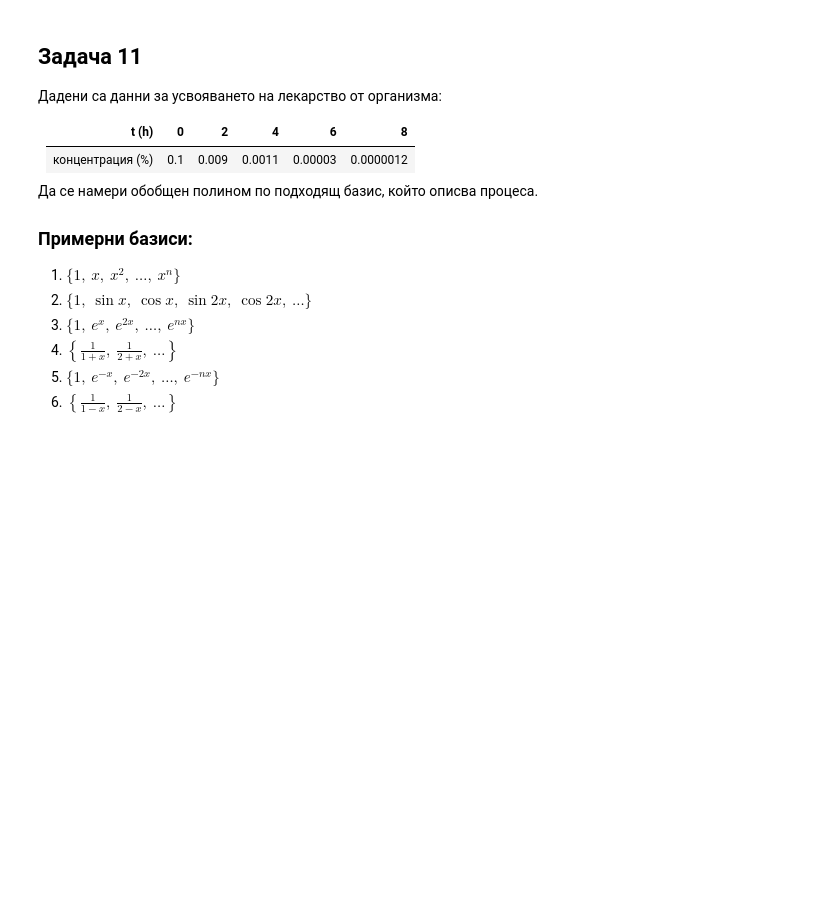
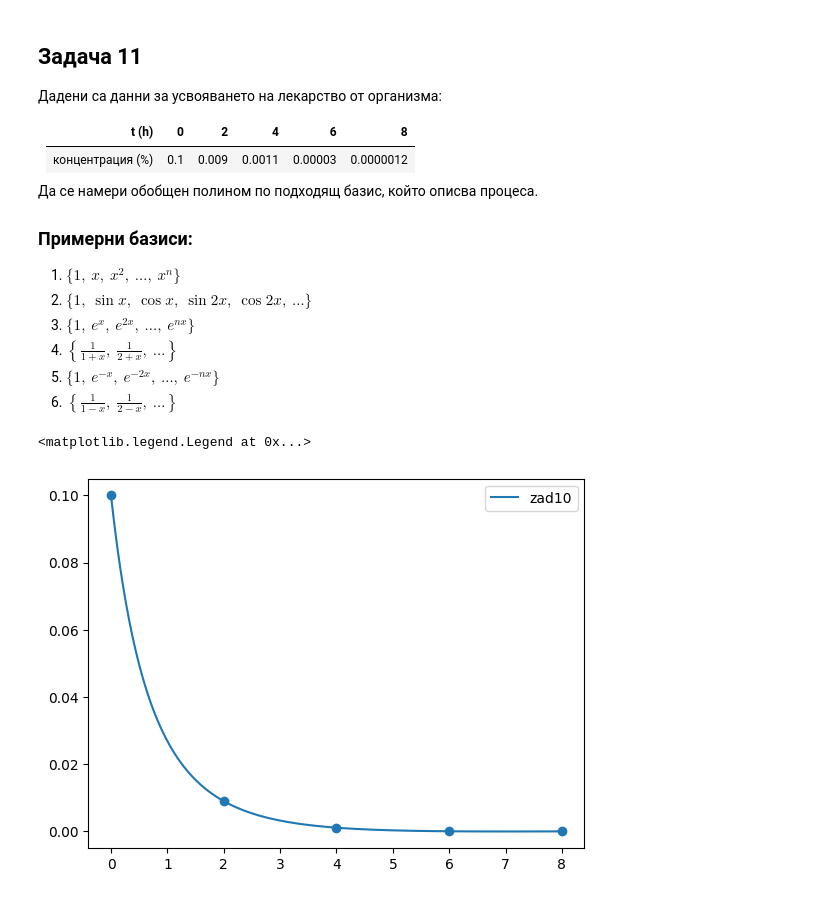
Before and after one commit to tmkayy/FMI, a Jupyter notebook: Numerical Analysis/practice/k1practice.ipynb, the cells around one changed output. Cells and saved outputs as stored; diff of their text form; code cells hidden in the pictures; blank space fills up the shorter version.

```diff
--- a/Numerical Analysis/practice/k1practice.ipynb
+++ b/Numerical Analysis/practice/k1practice.ipynb
@@ -275,3 +371,31 @@ zad6()
 4. $\left\{\frac{1}{1+x},\ \frac{1}{2+x},\ \dots\right\}$
 5. $\{1,\ e^{-x},\ e^{-2x},\ \dots,\ e^{-nx}\}$
 6. $\left\{\frac{1}{1-x},\ \frac{1}{2-x},\ \dots\right\}$
+# %%
+def exponential_basis(x):
+    return np.array([1/(1+x), 1/(2+x), 1/(3+x), 1/(4+x), 1/(5+x)])
+
+def createPoly(x):
+    coeff = np.linalg.solve(A, y_values)
+    sum = 0
+    for i in range (n):
+        sum+=coeff[i]*(1/(i+1+x))
+    return sum
+
+x_values = np.array([0,2,4,6,8])
+y_values = np.array([0.1,0.009,0.0011, 0.00003, 0.0000012])
+n = len(x_values)
+
+A = np.zeros([n, n])
+for i in range(n):
+    A[i] = exponential_basis(x_values[i])
+
+x_axis = np.linspace(0, 8, 200)
+y_axis = createPoly(x_axis)
+
+plt.plot(x_axis, y_axis, label = "zad10")
+plt.scatter(x_values, y_values)
+plt.legend()
+# %% [output]
+<matplotlib.legend.Legend at 0x...>
+[figure, added]
```
Also changed, not shown: parts of 9 cells of this notebook.
